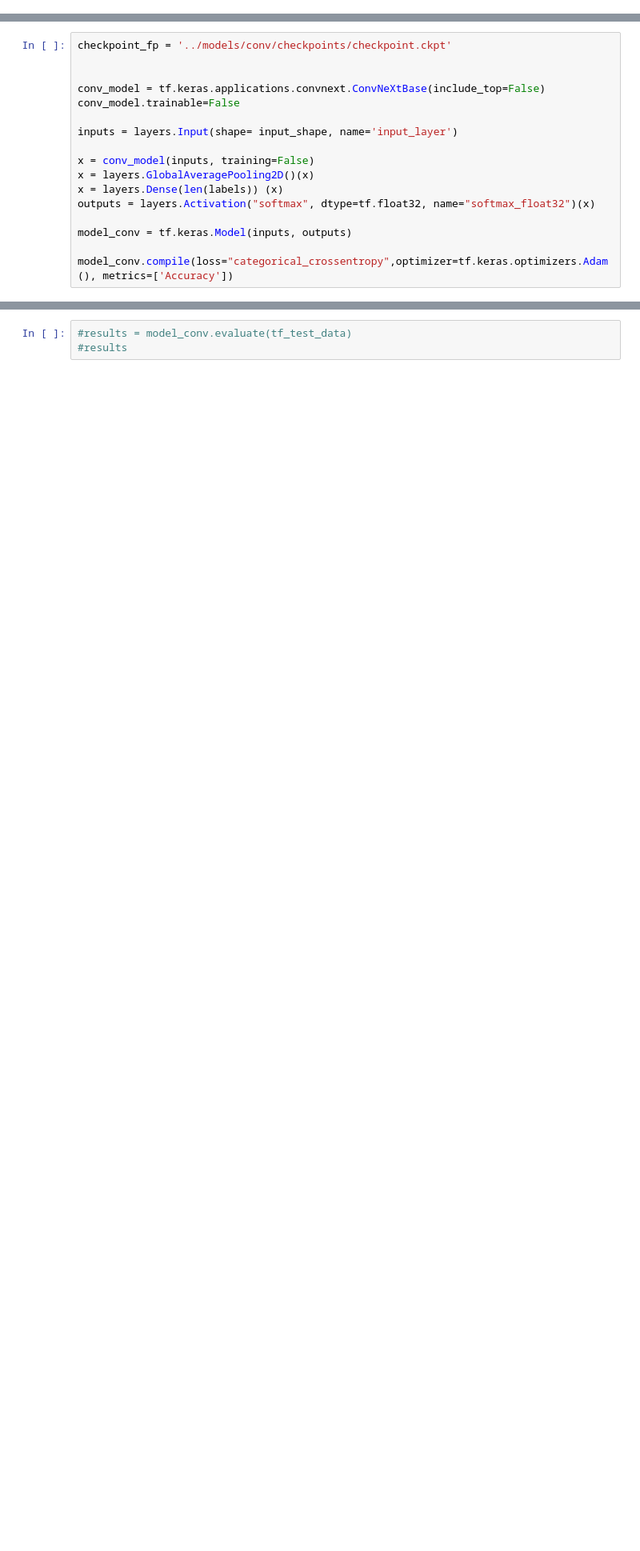
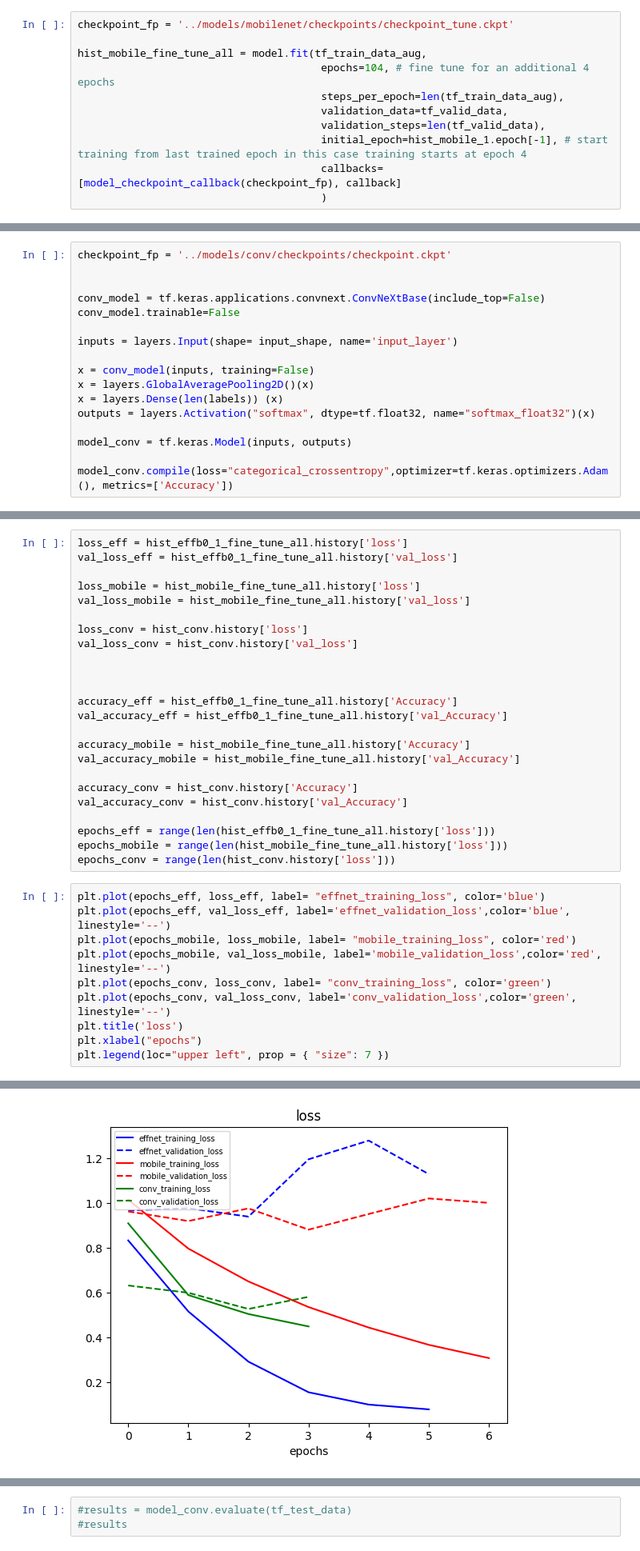
Before and after one commit to ivan-usd/quickeats, a Jupyter notebook: notebooks/model_ivan.ipynb, the cells around one changed output, grey strips where cells are left out. Shown at 80% size. Drawn from its saved outputs; the diff is of its cells as text; blank space fills up the shorter version.

Commit message:
adding performance graphs

```diff
--- a/notebooks/model_ivan.ipynb
+++ b/notebooks/model_ivan.ipynb
@@ -221,0 +275,11 @@ INFO:tensorflow:Assets written to: ../models/eff_net/model_full_tune\assets
+# %%
+checkpoint_fp = '../models/mobilenet/checkpoints/checkpoint_tune.ckpt'
+
+hist_mobile_fine_tune_all = model.fit(tf_train_data_aug,
+                                       epochs=104, # fine tune for an additional 4 epochs
+                                       steps_per_epoch=len(tf_train_data_aug),
+                                       validation_data=tf_valid_data,
+                                       validation_steps=len(tf_valid_data),
+                                       initial_epoch=hist_mobile_1.epoch[-1], # start training from last trained epoch in this case training starts at epoch 4
+                                       callbacks=[model_checkpoint_callback(checkpoint_fp), callback]
+                                       )
@@ -290,0 +381,35 @@ model_conv.save('../models/conv/tuned_model')
+# %%
+loss_eff = hist_effb0_1_fine_tune_all.history['loss']
+val_loss_eff = hist_effb0_1_fine_tune_all.history['val_loss']
+
+loss_mobile = hist_mobile_fine_tune_all.history['loss']
+val_loss_mobile = hist_mobile_fine_tune_all.history['val_loss']
+
+loss_conv = hist_conv.history['loss']
+val_loss_conv = hist_conv.history['val_loss']
+
+
+
+accuracy_eff = hist_effb0_1_fine_tune_all.history['Accuracy']
+val_accuracy_eff = hist_effb0_1_fine_tune_all.history['val_Accuracy']
+
+accuracy_mobile = hist_mobile_fine_tune_all.history['Accuracy']
+val_accuracy_mobile = hist_mobile_fine_tune_all.history['val_Accuracy']
+
+accuracy_conv = hist_conv.history['Accuracy']
+val_accuracy_conv = hist_conv.history['val_Accuracy']
+
+epochs_eff = range(len(hist_effb0_1_fine_tune_all.history['loss']))
+epochs_mobile = range(len(hist_mobile_fine_tune_all.history['loss']))
+epochs_conv = range(len(hist_conv.history['loss']))
+# %%
+plt.plot(epochs_eff, loss_eff, label= "effnet_training_loss", color='blue')
+plt.plot(epochs_eff, val_loss_eff, label='effnet_validation_loss',color='blue', linestyle='--')
+plt.plot(epochs_mobile, loss_mobile, label= "mobile_training_loss", color='red')
+plt.plot(epochs_mobile, val_loss_mobile, label='mobile_validation_loss',color='red', linestyle='--')
+plt.plot(epochs_conv, loss_conv, label= "conv_training_loss", color='green')
+plt.plot(epochs_conv, val_loss_conv, label='conv_validation_loss',color='green', linestyle='--')
+plt.title('loss')
+plt.xlabel("epochs")
+plt.legend(loc="upper left", prop = { "size": 7 })
+# %% [output]
@@ -290,0 +417 @@ model_conv.save('../models/conv/tuned_model')
+[figure, added]
```
Also changed, not shown: parts of 26 cells of this notebook.
